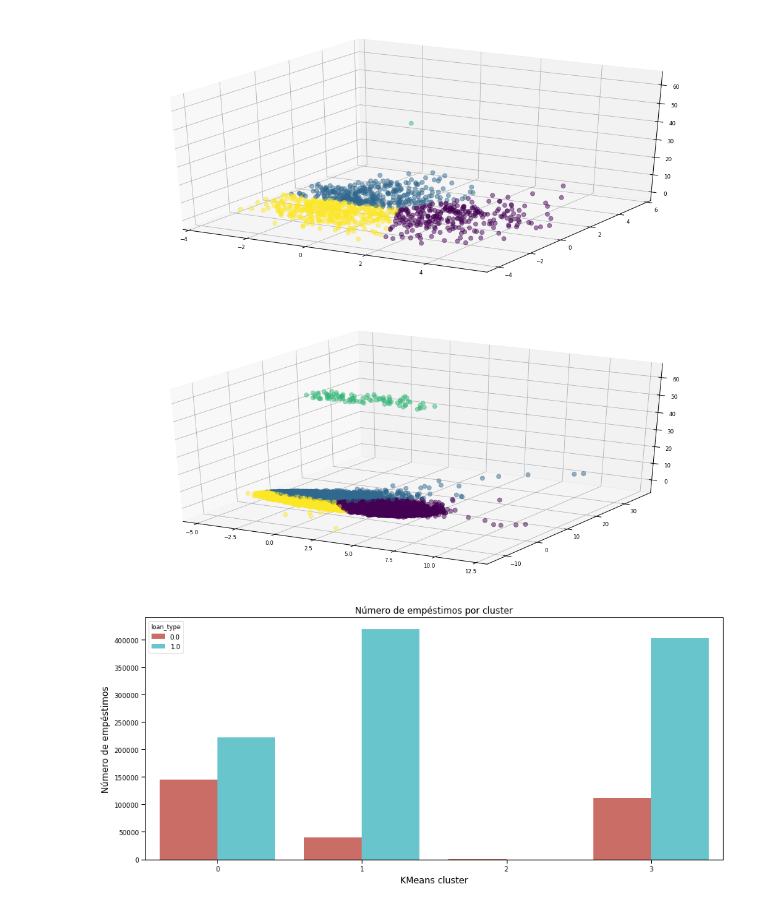
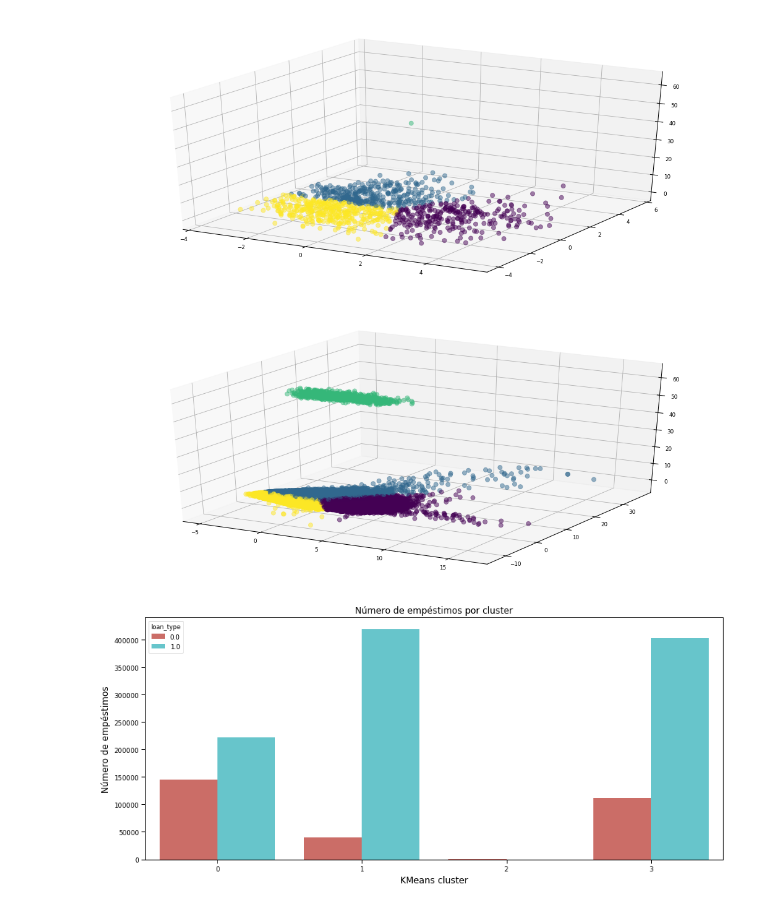
Before and after one commit to alvaro-rodrigues/lending_club, a Jupyter notebook: predict.ipynb, the cells around one changed output. Cells and saved outputs as stored; diff of their text form; code cells hidden in the pictures.

Commit message:
cluster plot fix

```diff
--- a/predict.ipynb
+++ b/predict.ipynb
@@ -323,10 +320,10 @@ y_sample = y_kmeans[PCA_sample.index]
 # %%
 fig = plt.figure(figsize=(14,6))
 ax = Axes3D(fig)
-ax.scatter(PCA_sample.iloc[:, 0], PCA_sample.iloc[:, 1], PCA_sample.iloc[:, 2], c=y_sample, s=50, cmap='viridis', alpha=.5)
+ax.scatter(PCA_components.iloc[:, 0], PCA_components.iloc[:, 1], PCA_components.iloc[:, 2], c=y_kmeans, s=50, cmap='viridis', alpha=.5)
 plt.show()
 # %% [output]
-[figure, old version]
+[figure, new version]
 # %%
 column_series = pd.Series(y_kmeans)
 df = df.assign(cluster=column_series)
```
Also changed, not shown: parts of 1 cell of this notebook.
